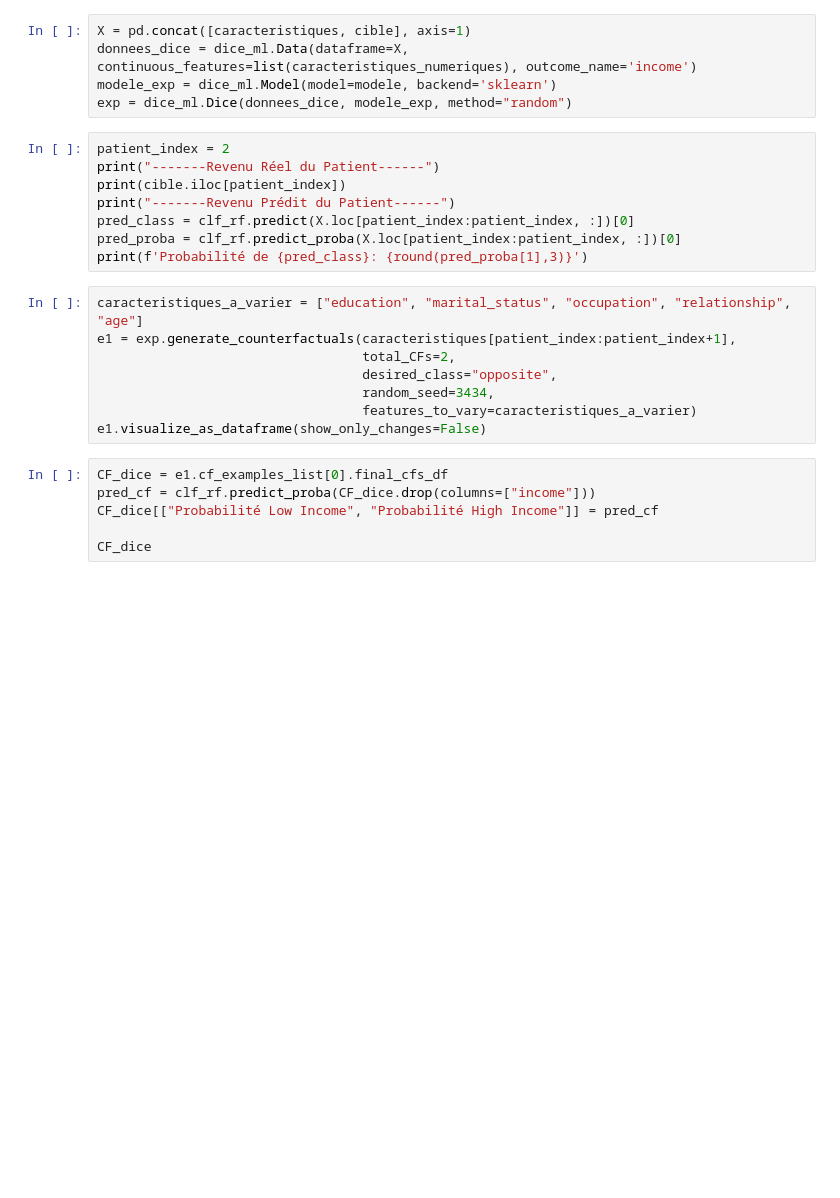
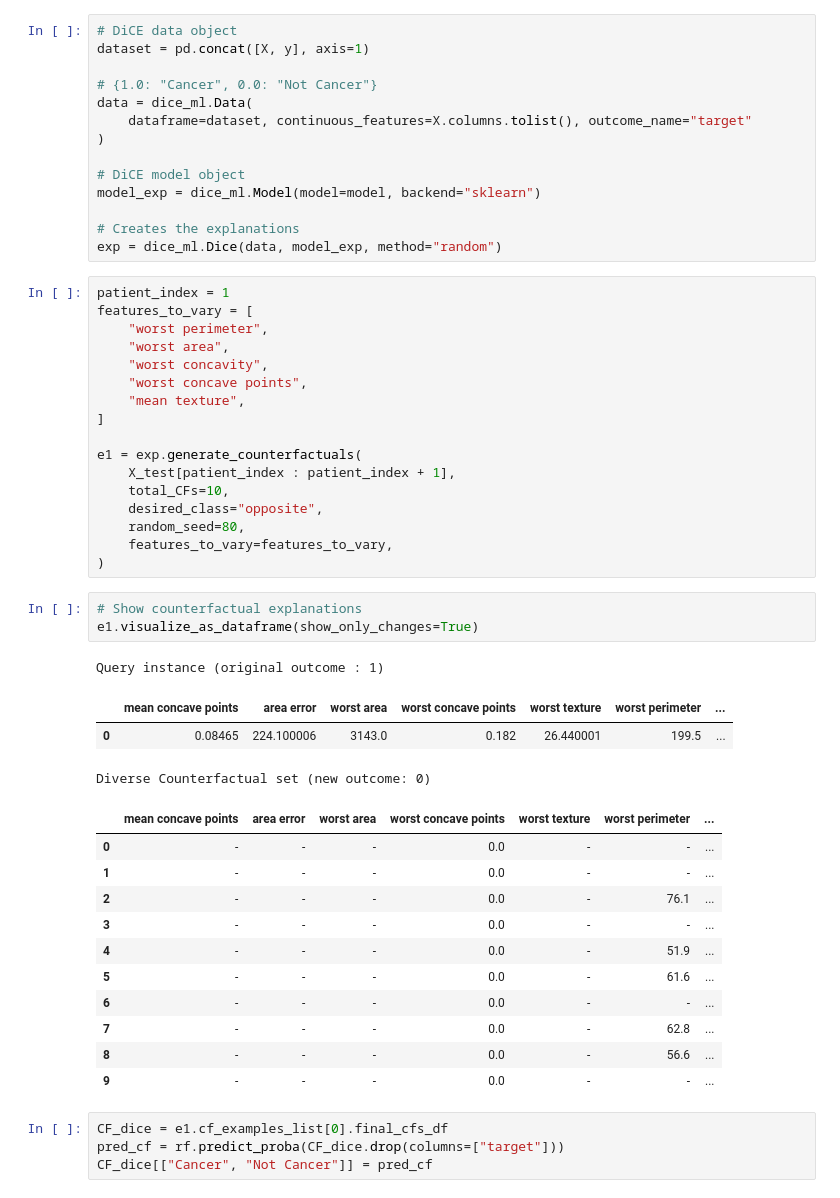
Before and after one commit to Bees11111/XAI_Project, a Jupyter notebook: projet2.ipynb, the cells around one changed output. Drawn from its saved outputs; the diff is of its cells as text; blank space fills up the shorter version.

```diff
--- a/projet2.ipynb
+++ b/projet2.ipynb
@@ -101,27 +113,54 @@ ax.set_title("Matrice de Confusion", size=20)
 # %%
-X = pd.concat([caracteristiques, cible], axis=1)
-donnees_dice = dice_ml.Data(dataframe=X, continuous_features=list(caracteristiques_numeriques), outcome_name='income')
-modele_exp = dice_ml.Model(model=modele, backend='sklearn')
-exp = dice_ml.Dice(donnees_dice, modele_exp, method="random")
+# DiCE data object
+dataset = pd.concat([X, y], axis=1)
+
+# {1.0: "Cancer", 0.0: "Not Cancer"}
+data = dice_ml.Data(
+    dataframe=dataset, continuous_features=X.columns.tolist(), outcome_name="target"
+)
+
+# DiCE model object
+model_exp = dice_ml.Model(model=model, backend="sklearn")
+
+# Creates the explanations
+exp = dice_ml.Dice(data, model_exp, method="random")
-# %%
-patient_index = 2
-print("-------Revenu Réel du Patient------")
-print(cible.iloc[patient_index])
-print("-------Revenu Prédit du Patient------")
-pred_class = clf_rf.predict(X.loc[patient_index:patient_index, :])[0]
-pred_proba = clf_rf.predict_proba(X.loc[patient_index:patient_index, :])[0]
-print(f'Probabilité de {pred_class}: {round(pred_proba[1],3)}')
-# %%
-caracteristiques_a_varier = ["education", "marital_status", "occupation", "relationship", "age"]
-e1 = exp.generate_counterfactuals(caracteristiques[patient_index:patient_index+1],
-                                  total_CFs=2,
-                                  desired_class="opposite",
-                                  random_seed=3434,
-                                  features_to_vary=caracteristiques_a_varier)
-e1.visualize_as_dataframe(show_only_changes=False)
+# %%
+patient_index = 1
+features_to_vary = [
+    "worst perimeter",
+    "worst area",
+    "worst concavity",
+    "worst concave points",
+    "mean texture",
+]
+
+e1 = exp.generate_counterfactuals(
+    X_test[patient_index : patient_index + 1],
+    total_CFs=10,
+    desired_class="opposite",
+    random_seed=80,
+    features_to_vary=features_to_vary,
+)
+# %%
+# Show counterfactual explanations
+e1.visualize_as_dataframe(show_only_changes=True)
+# %% [output]
+Query instance (original outcome : 1)
+|  | mean concave points | area error | worst area | worst concave points | worst texture | worst perimeter | ... |
+| 0 | 0.08465 | 224.100006 | 3143.0 | 0.182 | 26.440001 | 199.5 | ... |
+Diverse Counterfactual set (new outcome: 0)
+|  | mean concave points | area error | worst area | worst concave points | worst texture | worst perimeter | ... |
+| 0 | - | - | - | 0.0 | - | - | ... |
+| 1 | - | - | - | 0.0 | - | - | ... |
+| 2 | - | - | - | 0.0 | - | 76.1 | ... |
+| 3 | - | - | - | 0.0 | - | - | ... |
+| 4 | - | - | - | 0.0 | - | 51.9 | ... |
+| 5 | - | - | - | 0.0 | - | 61.6 | ... |
+| 6 | - | - | - | 0.0 | - | - | ... |
+| 7 | - | - | - | 0.0 | - | 62.8 | ... |
+| 8 | - | - | - | 0.0 | - | 56.6 | ... |
+| 9 | - | - | - | 0.0 | - | - | ... |
 # %%
 CF_dice = e1.cf_examples_list[0].final_cfs_df
-pred_cf = clf_rf.predict_proba(CF_dice.drop(columns=["income"]))
-CF_dice[["Probabilité Low Income", "Probabilité High Income"]] = pred_cf
-
-CF_dice
+pred_cf = rf.predict_proba(CF_dice.drop(columns=["target"]))
+CF_dice[["Cancer", "Not Cancer"]] = pred_cf
```
Also changed, not shown: parts of 14 cells of this notebook.
